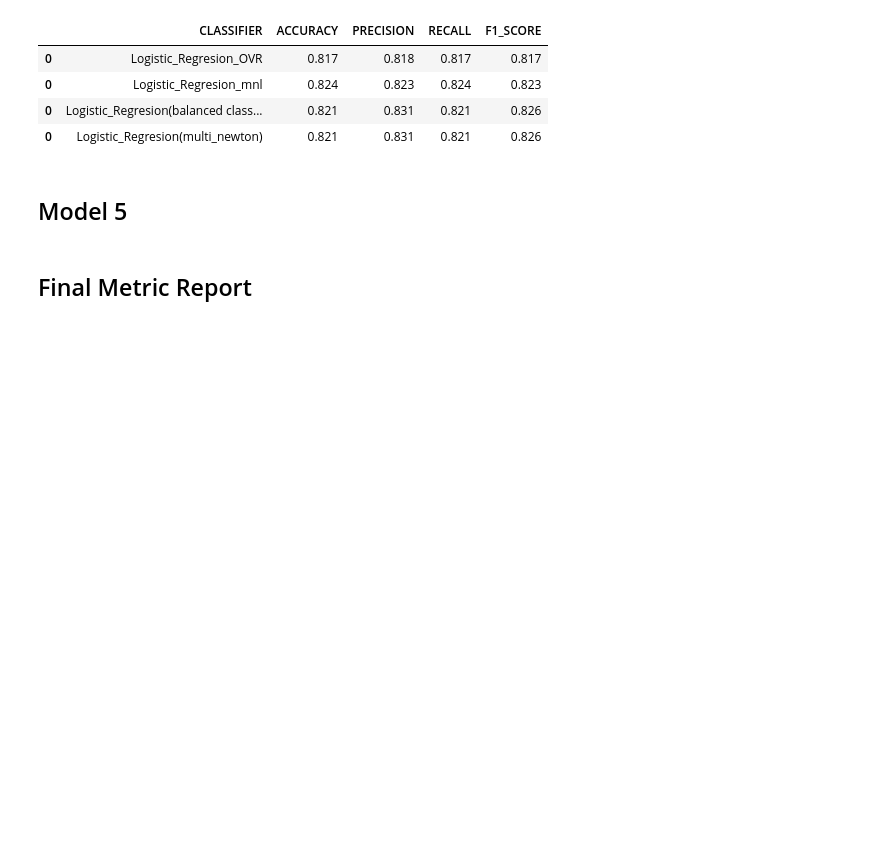
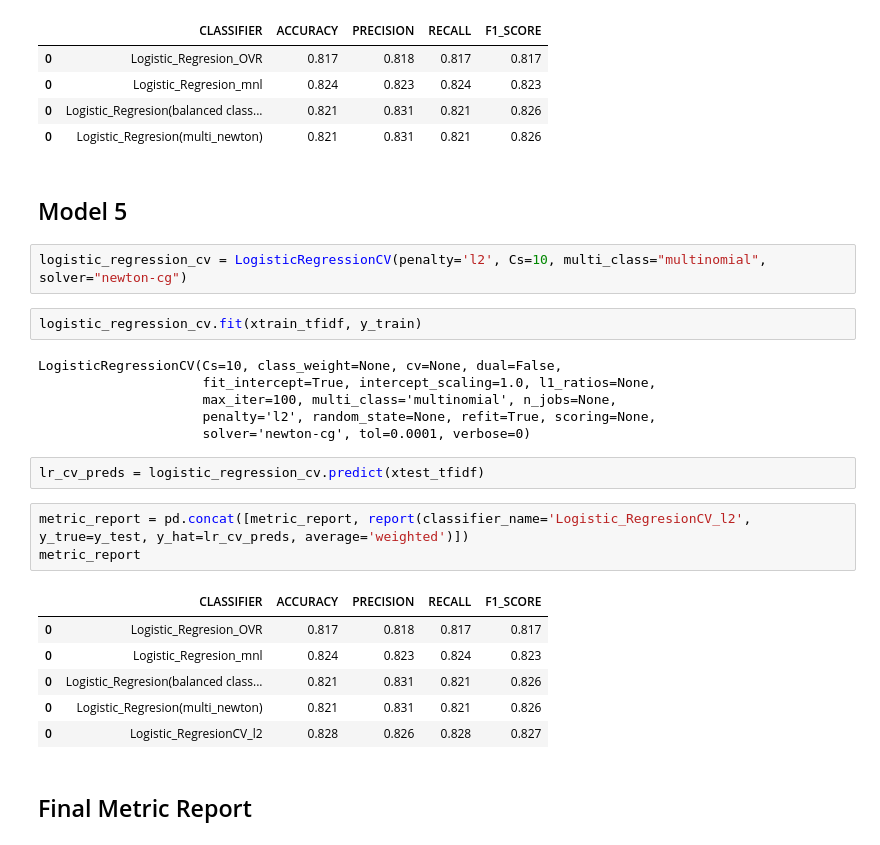
Before and after one commit to HamoyeHQ/11-financial-products, a Jupyter notebook: model/Final_ML_baselines.ipynb, the cells around one changed output. Drawn from its saved outputs; the diff is of its cells as text; blank space fills up the shorter version.

Commit message:
Countess added the fifth model and performance metrics

```diff
--- a/model/Final_ML_baselines.ipynb
+++ b/model/Final_ML_baselines.ipynb
@@ -287,5 +287,27 @@ metric_report
 | 0 | Logistic_Regresion(multi_newton) | 0.821 | 0.831 | 0.821 | 0.826 |
 # %% [markdown]
 ## Model 5
+# %%
+logistic_regression_cv = LogisticRegressionCV(penalty='l2', Cs=10, multi_class="multinomial", solver="newton-cg")
+# %%
+logistic_regression_cv.fit(xtrain_tfidf, y_train)
+# %% [output]
+LogisticRegressionCV(Cs=10, class_weight=None, cv=None, dual=False,
+                     fit_intercept=True, intercept_scaling=1.0, l1_ratios=None,
+                     max_iter=100, multi_class='multinomial', n_jobs=None,
+                     penalty='l2', random_state=None, refit=True, scoring=None,
+                     solver='newton-cg', tol=0.0001, verbose=0)
+# %%
+lr_cv_preds = logistic_regression_cv.predict(xtest_tfidf)
+# %%
+metric_report = pd.concat([metric_report, report(classifier_name='Logistic_RegresionCV_l2', y_true=y_test, y_hat=lr_cv_preds, average='weighted')])
+metric_report
+# %% [output]
+|  | CLASSIFIER | ACCURACY | PRECISION | RECALL | F1_SCORE |
+| 0 | Logistic_Regresion_OVR | 0.817 | 0.818 | 0.817 | 0.817 |
+| 0 | Logistic_Regresion_mnl | 0.824 | 0.823 | 0.824 | 0.823 |
+| 0 | Logistic_Regresion(balanced class... | 0.821 | 0.831 | 0.821 | 0.826 |
+| 0 | Logistic_Regresion(multi_newton) | 0.821 | 0.831 | 0.821 | 0.826 |
+| 0 | Logistic_RegresionCV_l2 | 0.828 | 0.826 | 0.828 | 0.827 |
 # %% [markdown]
 ## Final Metric Report
```
Also changed, not shown: parts of 4 cells of this notebook.
